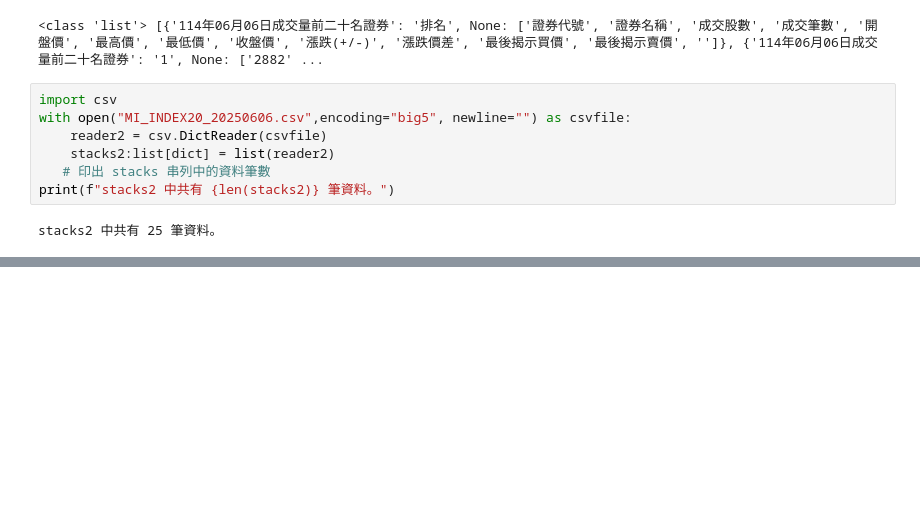
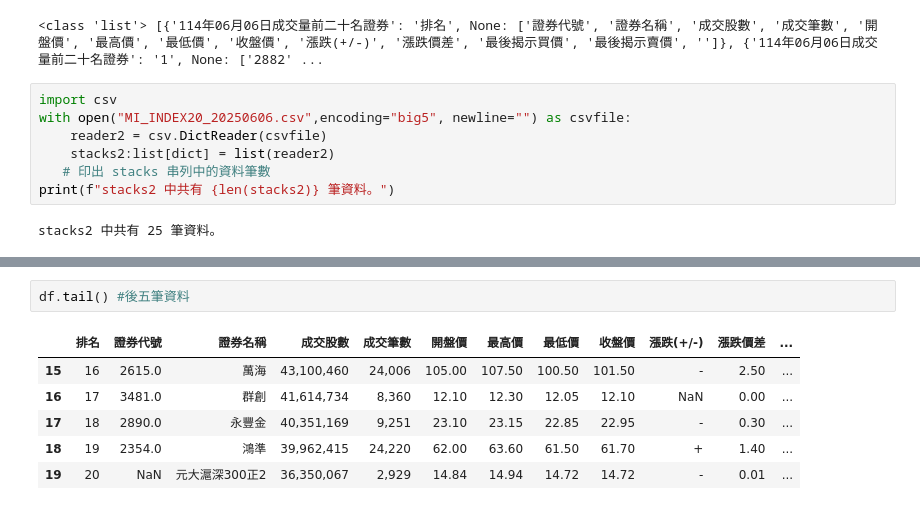
Before and after one commit to annie-lai/2025pythonDataClass, a Jupyter notebook: 0607上課/0607compute.ipynb, the cells around one changed output, grey strips where cells are left out. Cells and saved outputs as stored; diff of their text form; blank space fills up the shorter version.

```diff
--- a/0607上課/0607compute.ipynb
+++ b/0607上課/0607compute.ipynb
@@ -126,0 +154,9 @@ with open("MI_INDEX20_20250606.csv",encoding="big5", newline="") as csvfile:
+# %%
+df.tail() #後五筆資料
+# %% [output]
+|  | 排名 | 證券代號 | 證券名稱 | 成交股數 | 成交筆數 | 開盤價 | 最高價 | 最低價 | 收盤價 | 漲跌(+/-) | 漲跌價差 | ... |
+| 15 | 16 | 2615.0 | 萬海 | 43,100,460 | 24,006 | 105.00 | 107.50 | 100.50 | 101.50 | - | 2.50 | ... |
+| 16 | 17 | 3481.0 | 群創 | 41,614,734 | 8,360 | 12.10 | 12.30 | 12.05 | 12.10 | NaN | 0.00 | ... |
+| 17 | 18 | 2890.0 | 永豐金 | 40,351,169 | 9,251 | 23.10 | 23.15 | 22.85 | 22.95 | - | 0.30 | ... |
+| 18 | 19 | 2354.0 | 鴻準 | 39,962,415 | 24,220 | 62.00 | 63.60 | 61.50 | 61.70 | + | 1.40 | ... |
+| 19 | 20 | NaN | 元大滬深300正2 | 36,350,067 | 2,929 | 14.84 | 14.94 | 14.72 | 14.72 | - | 0.01 | ... |
```
Also changed, not shown: parts of 4 cells of this notebook, 2 other files.
